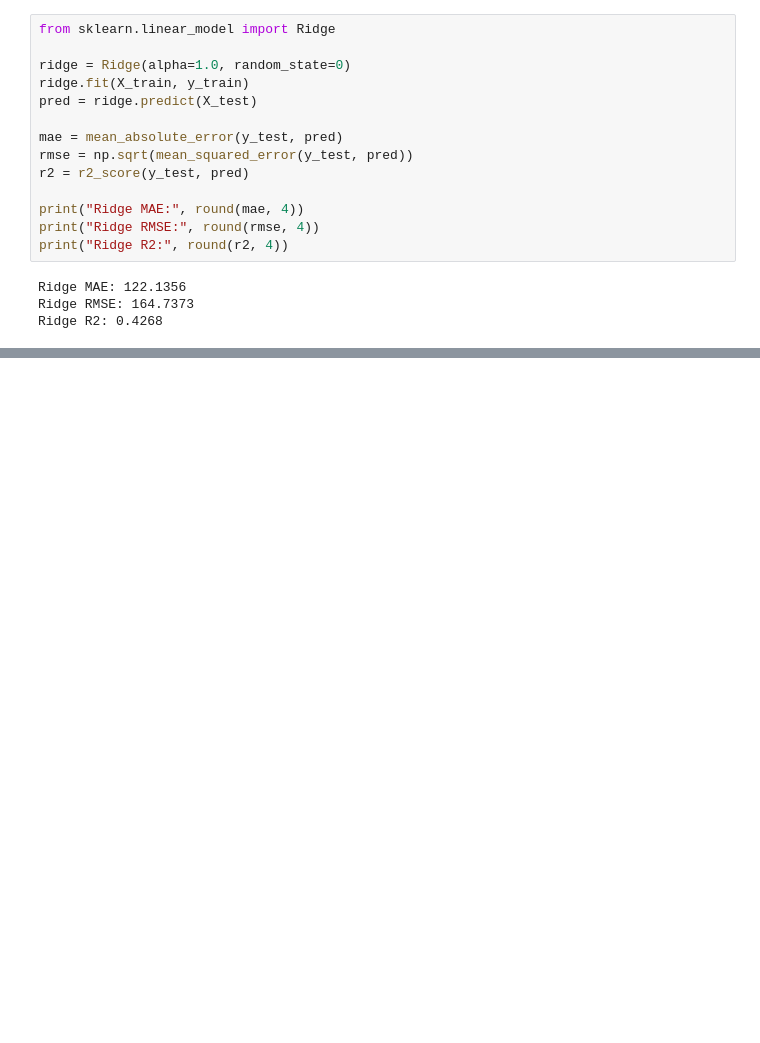
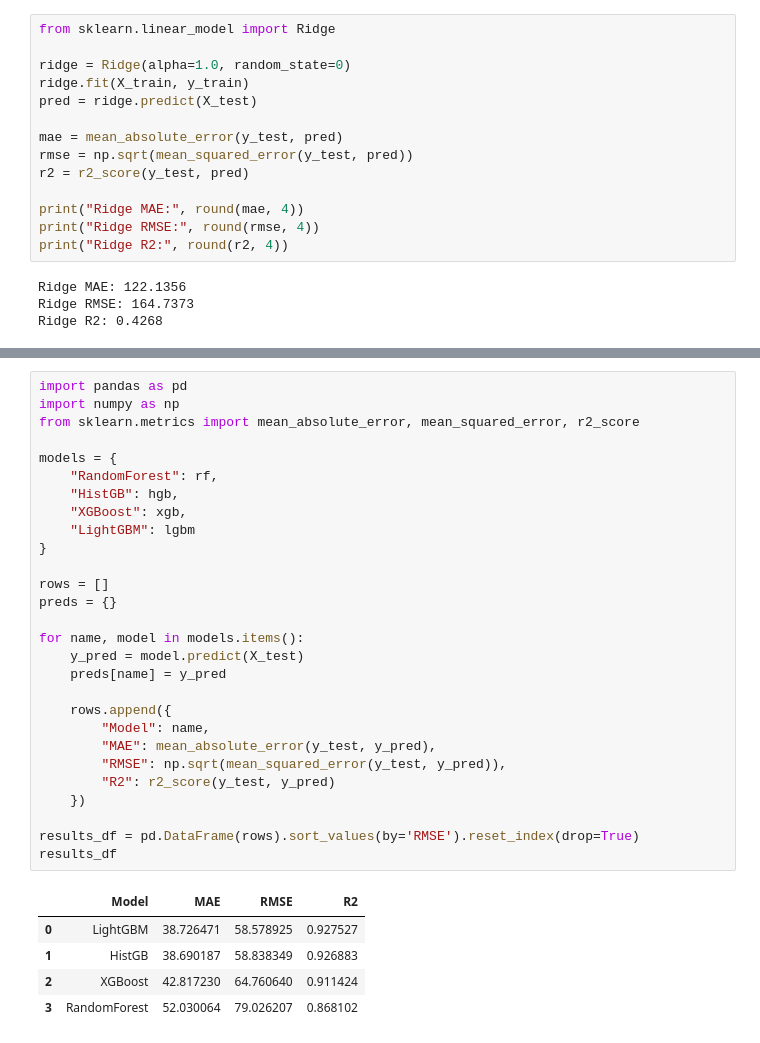
Before and after one commit to chanho0215/hipython, a Jupyter notebook: ml/10_자전거회귀모델.ipynb, the cells around one changed output, grey strips where cells are left out. Saved outputs shown, nothing was run; the diff lists cells and outputs as text; blank space fills up the shorter version.

```diff
--- a/ml/10_자전거회귀모델.ipynb
+++ b/ml/10_자전거회귀모델.ipynb
@@ -531,0 +782,34 @@ Ridge R2: 0.4268
+# %%
+import pandas as pd
+import numpy as np
+from sklearn.metrics import mean_absolute_error, mean_squared_error, r2_score
+
+models = {
+    "RandomForest": rf,
+    "HistGB": hgb,
+    "XGBoost": xgb,
+    "LightGBM": lgbm
+}
+
+rows = []
+preds = {}
+
+for name, model in models.items():
+    y_pred = model.predict(X_test)
+    preds[name] = y_pred
+
+    rows.append({
+        "Model": name,
+        "MAE": mean_absolute_error(y_test, y_pred),
+        "RMSE": np.sqrt(mean_squared_error(y_test, y_pred)),
+        "R2": r2_score(y_test, y_pred)
+    })
+
+results_df = pd.DataFrame(rows).sort_values(by='RMSE').reset_index(drop=True)
+results_df
+# %% [output]
+|  | Model | MAE | RMSE | R2 |
+| 0 | LightGBM | 38.726471 | 58.578925 | 0.927527 |
+| 1 | HistGB | 38.690187 | 58.838349 | 0.926883 |
+| 2 | XGBoost | 42.817230 | 64.760640 | 0.911424 |
+| 3 | RandomForest | 52.030064 | 79.026207 | 0.868102 |
```
Also changed, not shown: parts of 14 cells of this notebook.
